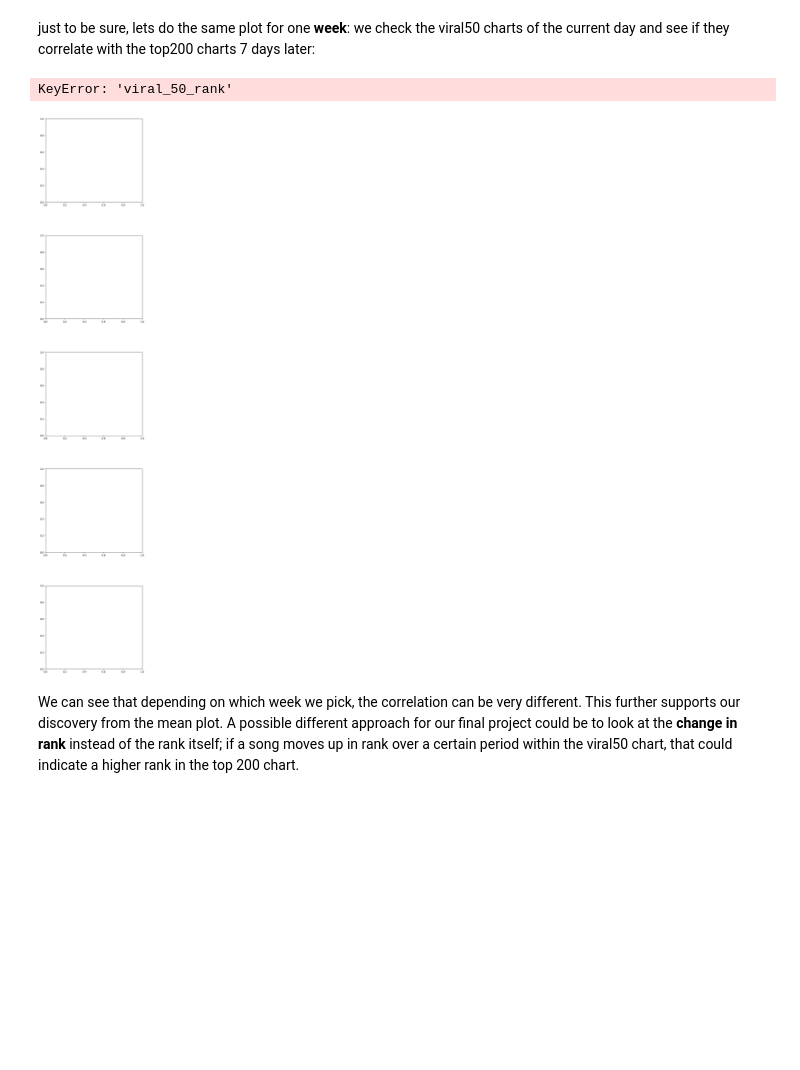
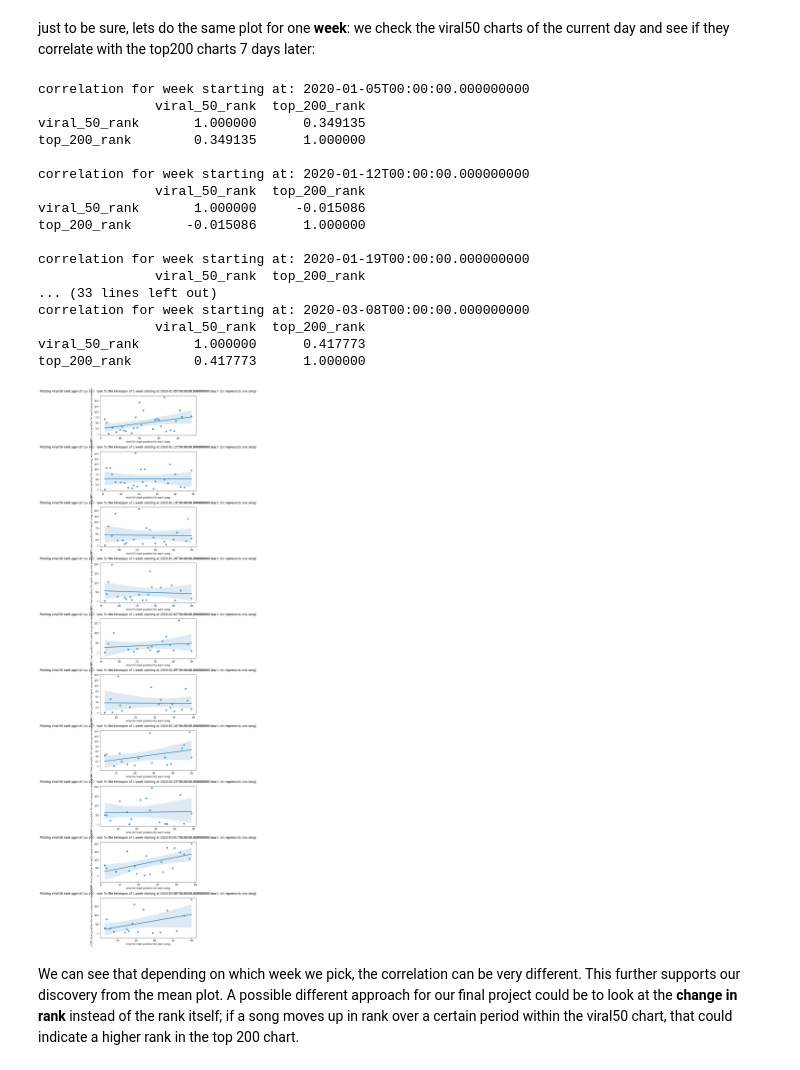
Before and after one commit to Falk358/data_science, a Jupyter notebook: project/02_exploratory_data_analysis.ipynb, the cells around one changed output. Saved outputs shown, nothing was run; the diff lists cells and outputs as text; code cells hidden in the pictures; blank space fills up the shorter version.

```diff
--- a/project/02_exploratory_data_analysis.ipynb
+++ b/project/02_exploratory_data_analysis.ipynb
@@ -149,26 +149,26 @@ def get_rank_title_per_week_df(titles, viral_50, top_200, curr_date = "2020-01-0
     title_keys = []
     dates_viral = []
     dates_top200 = []
-    trends = []
+    viral_trends = []
 
     for my_title in titles:
         #print(f"list lengths: viral_ranks length: {len(viral_ranks)}\n top_200 length: {len(top_200_ranks)}\n titles length: {len(titles)}")
         viral_rank = viral_50.loc[(viral_50["title"] == my_title) & (viral_50["date"] == date_current),["rank"]]
-        trend = viral_50.loc[(viral_50["title"] == my_title) & (viral_50["date"] == date_current),["trend"]]
+        viral_trend = viral_50.loc[(viral_50["title"] == my_title) & (viral_50["date"] == date_current),["trend"]]
 
         if viral_rank.empty:
             #print(f"Error couldnt retrieve viral50 rank for title {my_title}")
             pass
         else:
             viral_ranks.append(viral_rank.iloc[0]["rank"]) # this is a dataframe which should only contain 1 value, we extract it with iloc
-            trends.append(trend.iloc[0]["trend"])
+            viral_trends.append(viral_trend.iloc[0]["trend"])
             top_200_rank = top_200.loc[(top_200["title"] == my_title) & (top_200["date"] == date_next), ["rank"]]
             if top_200_rank.empty:
                 #print(f"Error couldnt retrieve top200 rank for title {my_title}")
                 # fix viral data entry so length is the same because there is no top200 rank for this viral rank
                 if  len(viral_ranks) > 0:
                     viral_ranks.pop()
-                    trends.pop()
+                    viral_trends.pop()
             else:
                 top_200_ranks.append(top_200_rank.iloc[0]["rank"])# this is a dataframe which should only contain 1 value, we extract it with iloc
                 title_keys.append(my_title)
@@ -182,9 +182,10 @@ def get_rank_title_per_week_df(titles, viral_50, top_200, curr_date = "2020-01-0
             "title": title_keys,
             "date_viral" : dates_viral,
             "viral_50_rank" : viral_ranks,
+            "trend_viral_50" : viral_trends,
             "date_top200" : dates_top200,
             "top_200_rank" : top_200_ranks,
-            "trend_viral_50" : trends
+
         }
     )
 
@@ -222,16 +223,44 @@ df_weekly_ranks.to_csv("../data/weekly_ranks_with_trends.csv")
 # %% [markdown]
 just to be sure, lets do the same plot for one **week**: we check the viral50 charts of the current day and see if they correlate with the top200 charts 7 days later:
 # %%
-fig, ax = plt.subplots(5,figsize=(7,40))
+dates = df_weekly_ranks["date_viral"].unique()
+i = 0
+number_of_plots = 10
+
+fig, ax = plt.subplots(number_of_plots,figsize=(7,40))
 plt.subplots_adjust(hspace=0.4)
 
-for i, date in enumerate(df_weekly_ranks):
-    sns.regplot(data=df_weekly_ranks[date], x = "viral_50_rank", y = "top_200_rank", ax=ax[i])
+for date in dates:
+    week = df_weekly_ranks[df_weekly_ranks["date_viral"]==date]
+    sns.regplot(data=week, x = "viral_50_rank", y = "top_200_rank", ax=ax[i])
     ax[i].set_title(f"Plotting viral-50 rank against top 200  rank for the timespan of 1 week starting at {date} (each dot represents one song)",y=1.05)
     ax[i].set_xlabel("viral-50 chart position for each song")
     ax[i].set_ylabel("top 200 chart position for each song one week later")
 
+    print(f"\ncorrelation for week starting at: {date}")
+    print(week.corr(method="pearson", numeric_only=True))
+
+    i = i+1
+    if i >= number_of_plots:
+        break
+
 fig.show()
 # %% [output]
-KeyError: 'viral_50_rank'
+correlation for week starting at: 2020-01-05T00:00:00.000000000
+               viral_50_rank  top_200_rank
+viral_50_rank       1.000000      0.349135
+top_200_rank        0.349135      1.000000
+
+correlation for week starting at: 2020-01-12T00:00:00.000000000
+               viral_50_rank  top_200_rank
+viral_50_rank       1.000000     -0.015086
+top_200_rank       -0.015086      1.000000
+
+correlation for week starting at: 2020-01-19T00:00:00.000000000
+               viral_50_rank  top_200_rank
+... (33 lines left out)
+correlation for week starting at: 2020-03-08T00:00:00.000000000
+               viral_50_rank  top_200_rank
+viral_50_rank       1.000000      0.417773
+top_200_rank        0.417773      1.000000
-[figure, old version]
+[figure, new version]
```
Also changed, not shown: parts of 5 cells of this notebook, 2 other files.
